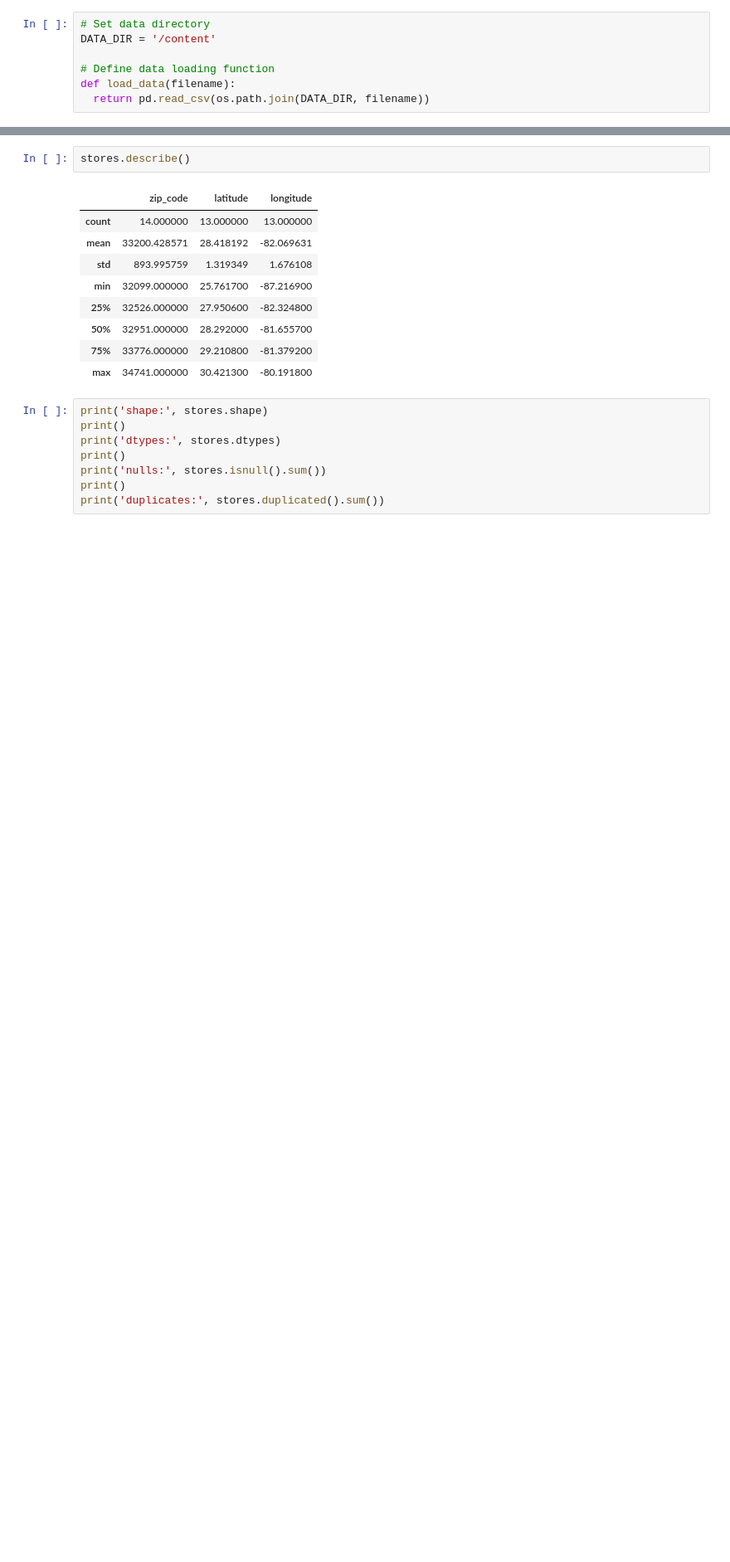
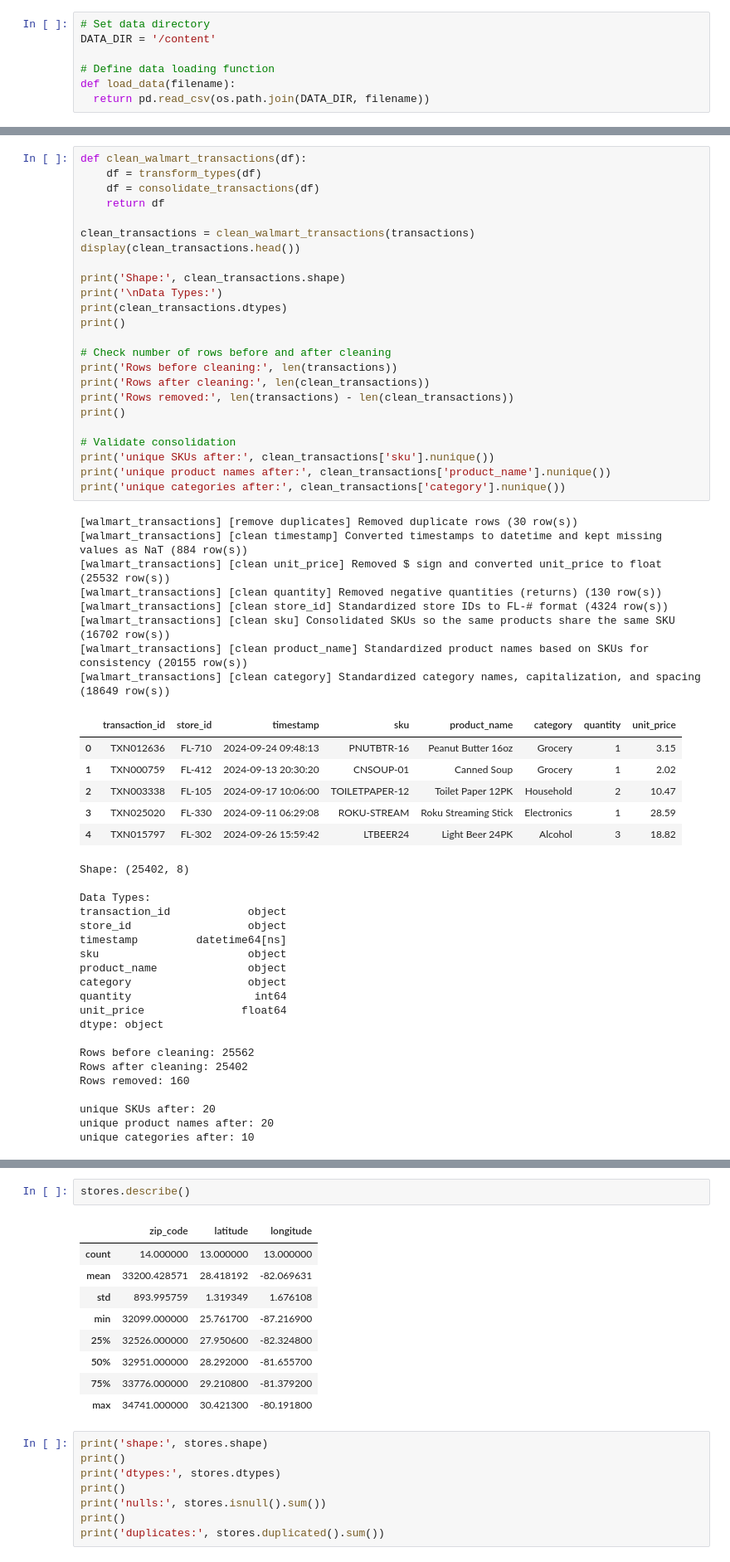
Before and after one commit to simichakravarty16/walmart-hurricane-project, a Jupyter notebook: notebooks/team_notebook.ipynb, the cells around one changed output, grey strips where cells are left out. Shown at 83% size. Cells and saved outputs as stored; diff of their text form; blank space fills up the shorter version.

```diff
--- a/notebooks/team_notebook.ipynb
+++ b/notebooks/team_notebook.ipynb
@@ -35,0 +283,59 @@ def load_data(filename):
+# %%
+def clean_walmart_transactions(df):
+    df = transform_types(df)
+    df = consolidate_transactions(df)
+    return df
+
+clean_transactions = clean_walmart_transactions(transactions)
+display(clean_transactions.head())
+
+print('Shape:', clean_transactions.shape)
+print('\nData Types:')
+print(clean_transactions.dtypes)
+print()
+
+# Check number of rows before and after cleaning
+print('Rows before cleaning:', len(transactions))
+print('Rows after cleaning:', len(clean_transactions))
+print('Rows removed:', len(transactions) - len(clean_transactions))
+print()
+
+# Validate consolidation
+print('unique SKUs after:', clean_transactions['sku'].nunique())
+print('unique product names after:', clean_transactions['product_name'].nunique())
+print('unique categories after:', clean_transactions['category'].nunique())
+# %% [output]
+[walmart_transactions] [remove duplicates] Removed duplicate rows (30 row(s))
+[walmart_transactions] [clean timestamp] Converted timestamps to datetime and kept missing values as NaT (884 row(s))
+[walmart_transactions] [clean unit_price] Removed $ sign and converted unit_price to float (25532 row(s))
+[walmart_transactions] [clean quantity] Removed negative quantities (returns) (130 row(s))
+[walmart_transactions] [clean store_id] Standardized store IDs to FL-# format (4324 row(s))
+[walmart_transactions] [clean sku] Consolidated SKUs so the same products share the same SKU (16702 row(s))
+[walmart_transactions] [clean product_name] Standardized product names based on SKUs for consistency (20155 row(s))
+[walmart_transactions] [clean category] Standardized category names, capitalization, and spacing (18649 row(s))
+|  | transaction_id | store_id | timestamp | sku | product_name | category | quantity | unit_price |
+| 0 | TXN012636 | FL-710 | 2024-09-24 09:48:13 | PNUTBTR-16 | Peanut Butter 16oz | Grocery | 1 | 3.15 |
+| 1 | TXN000759 | FL-412 | 2024-09-13 20:30:20 | CNSOUP-01 | Canned Soup | Grocery | 1 | 2.02 |
+| 2 | TXN003338 | FL-105 | 2024-09-17 10:06:00 | TOILETPAPER-12 | Toilet Paper 12PK | Household | 2 | 10.47 |
+| 3 | TXN025020 | FL-330 | 2024-09-11 06:29:08 | ROKU-STREAM | Roku Streaming Stick | Electronics | 1 | 28.59 |
+| 4 | TXN015797 | FL-302 | 2024-09-26 15:59:42 | LTBEER24 | Light Beer 24PK | Alcohol | 3 | 18.82 |
+Shape: (25402, 8)
+
+Data Types:
+transaction_id            object
+store_id                  object
+timestamp         datetime64[ns]
+sku                       object
+product_name              object
+category                  object
+quantity                   int64
+unit_price               float64
+dtype: object
+
+Rows before cleaning: 25562
+Rows after cleaning: 25402
+Rows removed: 160
+
+unique SKUs after: 20
+unique product names after: 20
+unique categories after: 10
```
Also changed, not shown: parts of 44 cells of this notebook.
